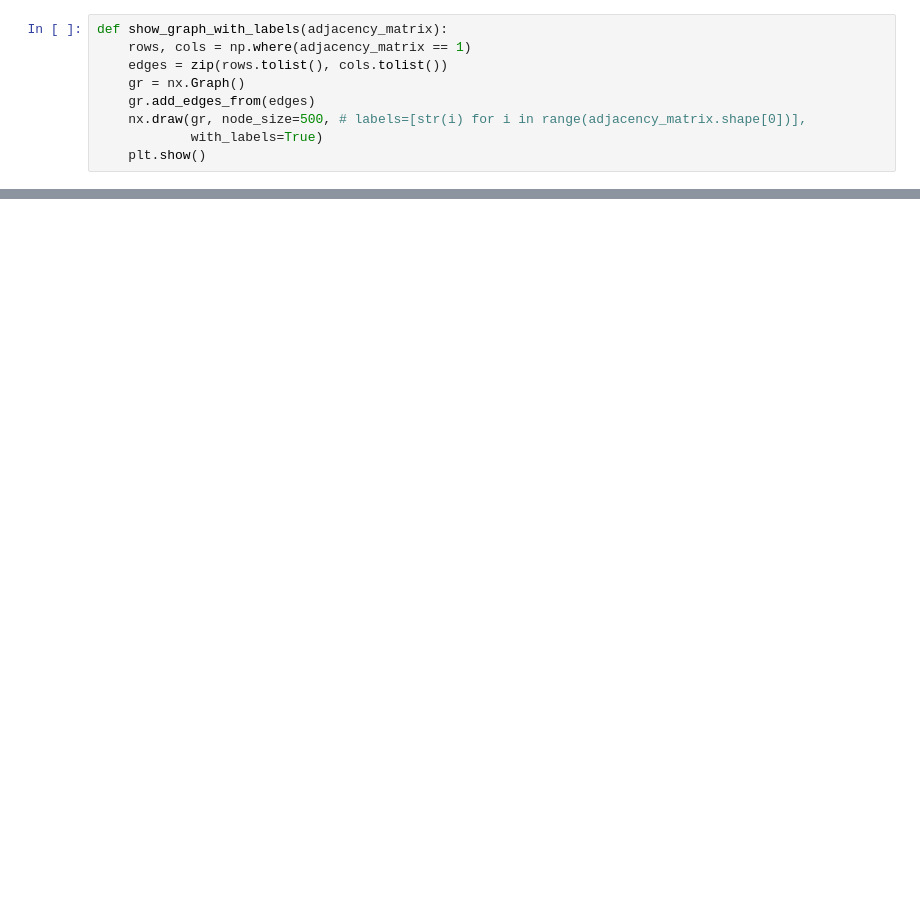
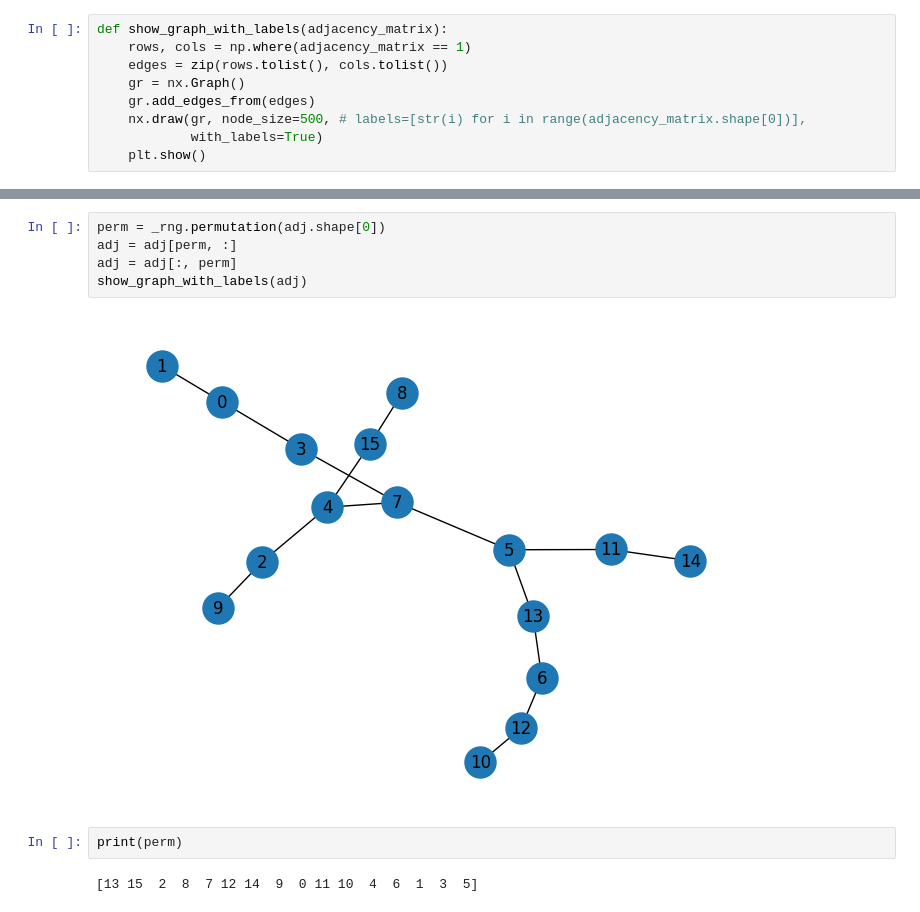
Before and after one commit to DJayalath/gnn-call-stack, a Jupyter notebook: debug.ipynb, the cells around one changed output, grey strips where cells are left out. Drawn from its saved outputs; the diff is of its cells as text; blank space fills up the shorter version.

```diff
--- a/debug.ipynb
+++ b/debug.ipynb
@@ -102,0 +84,11 @@ TypeError: show_graph_with_labels() missing 1 required positional argument: 'adj
+# %%
+perm = _rng.permutation(adj.shape[0])
+adj = adj[perm, :]
+adj = adj[:, perm]
+show_graph_with_labels(adj)
+# %% [output]
+[figure, added]
+# %%
+print(perm)
+# %% [output]
+[13 15  2  8  7 12 14  9  0 11 10  4  6  1  3  5]
```
Also changed, not shown: parts of 3 cells of this notebook, 2 other files.
